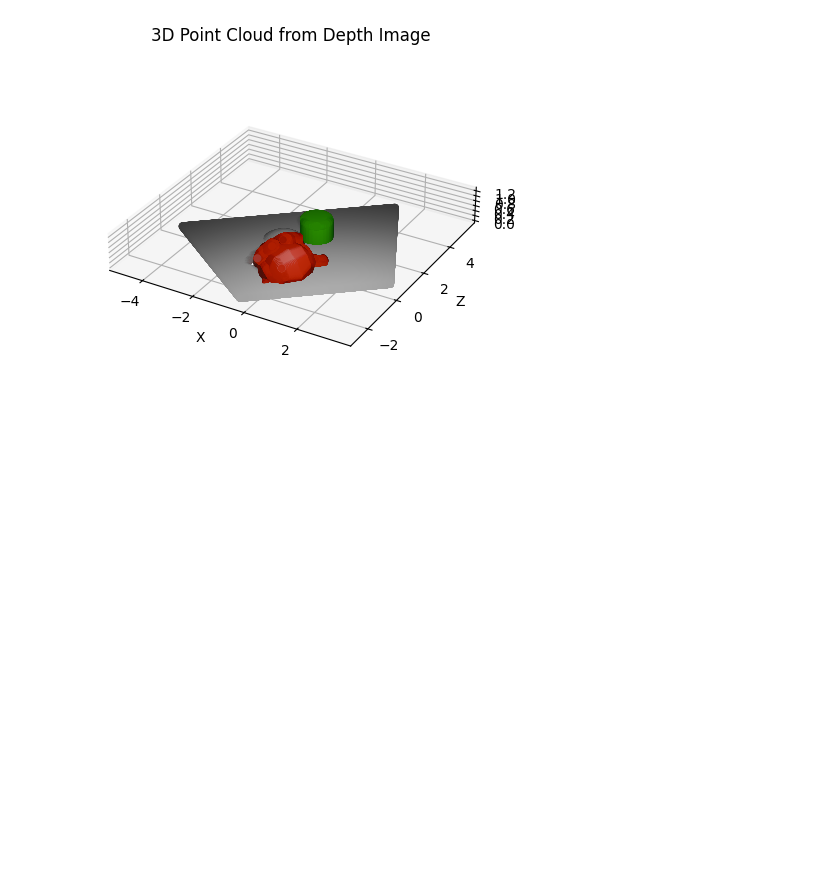
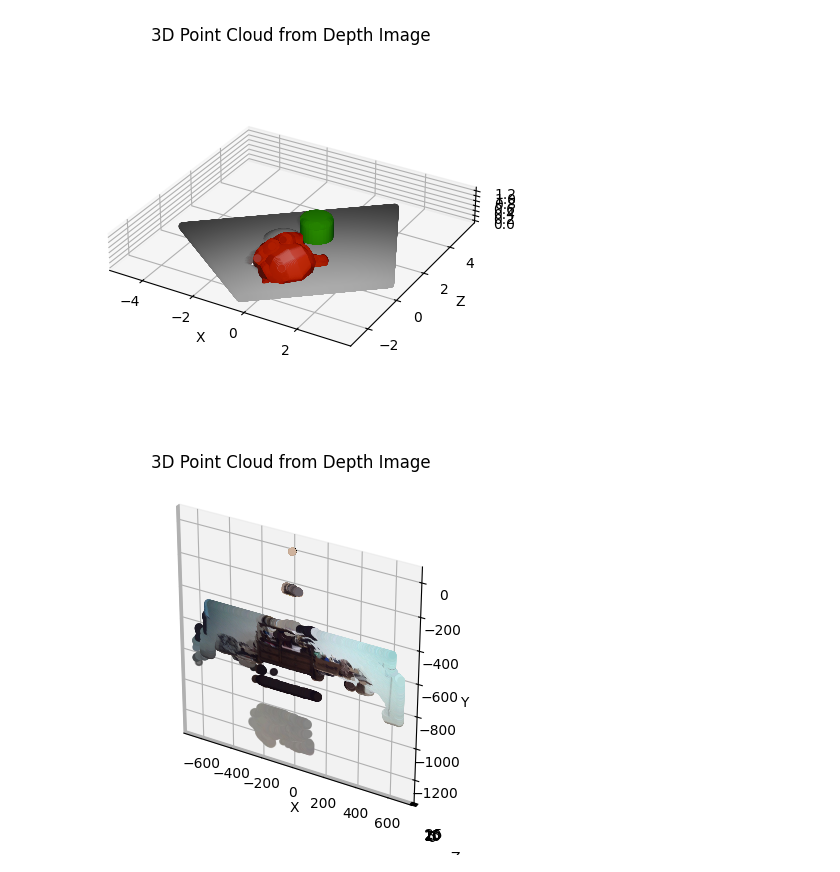
Before and after one commit to Skunkmeister/RoboRooter, a Jupyter notebook: Notebooks/ImageProcessing.ipynb, the cells around one changed output. Saved outputs shown, nothing was run; the diff lists cells and outputs as text; code cells hidden in the pictures; blank space fills up the shorter version.

```diff
--- a/Notebooks/ImageProcessing.ipynb
+++ b/Notebooks/ImageProcessing.ipynb
@@ -7,14 +8,14 @@ sys.path.insert(1, '..')
 from imageProcessing import *
 # %%
 focalLength = 50.0*1920/36.0
-cameraXYZ = -1 * np.matrix([5, 5, -2.5])
-cameraXYZ[0, 1] = -1 * cameraXYZ[0, 1]
-cameraEuler = [np.pi/4, 1.22173, 0] # Camera orientation as Euler angles (in radians)
+cameraXYZ = -1 * np.array([5, 5, -2.5])
+cameraXYZ[1] = -1 * cameraXYZ[1]
+cameraEuler = np.array([np.pi/4, 1.22173, 0]) # Camera orientation as Euler angles (in radians)
 
 depthImage = "../Depth.exr"
-depthImageArray = cv2.imread(depthImage, cv2.IMREAD_ANYCOLOR | cv2.IMREAD_ANYDEPTH)
+depthImageArray = np.array(cv2.imread(depthImage, cv2.IMREAD_ANYCOLOR | cv2.IMREAD_ANYDEPTH))
 colorImage = "../Color.png"
-colorImageArray = cv2.imread(colorImage)
+colorImageArray = np.array(cv2.imread(colorImage))
 
 # Call the function with an example depth image file
 points = depthToWorld(focalLength, cameraXYZ, cameraEuler, depthImageArray, colorImageArray)
@@ -31,6 +32,19 @@ colorImageArray = cv2.imread(colorImage)
 
 # Call the function with an example depth image file
 points2 = depthToWorld(focalLength, cameraXYZ, cameraEuler, depthImageArray, colorImageArray)
+# %%
+focalLength = 580.25781
+cameraXYZ = -1 * np.array([0, 0, 0])
+cameraXYZ[1] = -1 * cameraXYZ[1]
+cameraEuler = [0, 0, 0] # Camera orientation as Euler angles (in radians)
+
+depthImage = "../shoeDepth.png"
+depthImageArray = np.array(cv2.imread(depthImage))
+colorImage = "../shoeColor.jpg"
+colorImageArray = np.array(cv2.imread(colorImage))
+
+# Call the function with an example depth image file
+points3 = depthToWorld(focalLength, cameraXYZ, cameraEuler, depthImageArray, colorImageArray)
 # %%
 xSize = 600
 ySize = 600
@@ -95,7 +116,7 @@ KeyboardInterrupt:
 def plot(points):
     fig = plt.figure()
     ax = fig.add_subplot(projection='3d')
-    ax.scatter(points[:,0], points[:,2], points[:,1], c = (np.matrix([points[:, 5], points[:, 4], points[:, 3]]).transpose() / 255))
+    ax.scatter(points[:,0].get(), points[:,2].get(), points[:,1].get(), c = (np.array([points[:, 5].get(), points[:, 4].get(), points[:, 3].get()]).transpose().get() / 255))
     ax.set_aspect('equal')
     ax.set_xlabel("X")
     ax.set_ylabel("Z")
@@ -108,3 +129,11 @@ plot(points2)
 # %% [output]
 [figure]
 [figure]
+# %%
+points3Modify = np.copy(points3)
+points3Modify[:, 0] *= 100
+points3Modify[:, 1] *= 100
+points3Modify[:, 2] *= -1
+plot(points3Modify)
+# %% [output]
+[figure, added]
```
Also changed, not shown: parts of 6 cells of this notebook.
